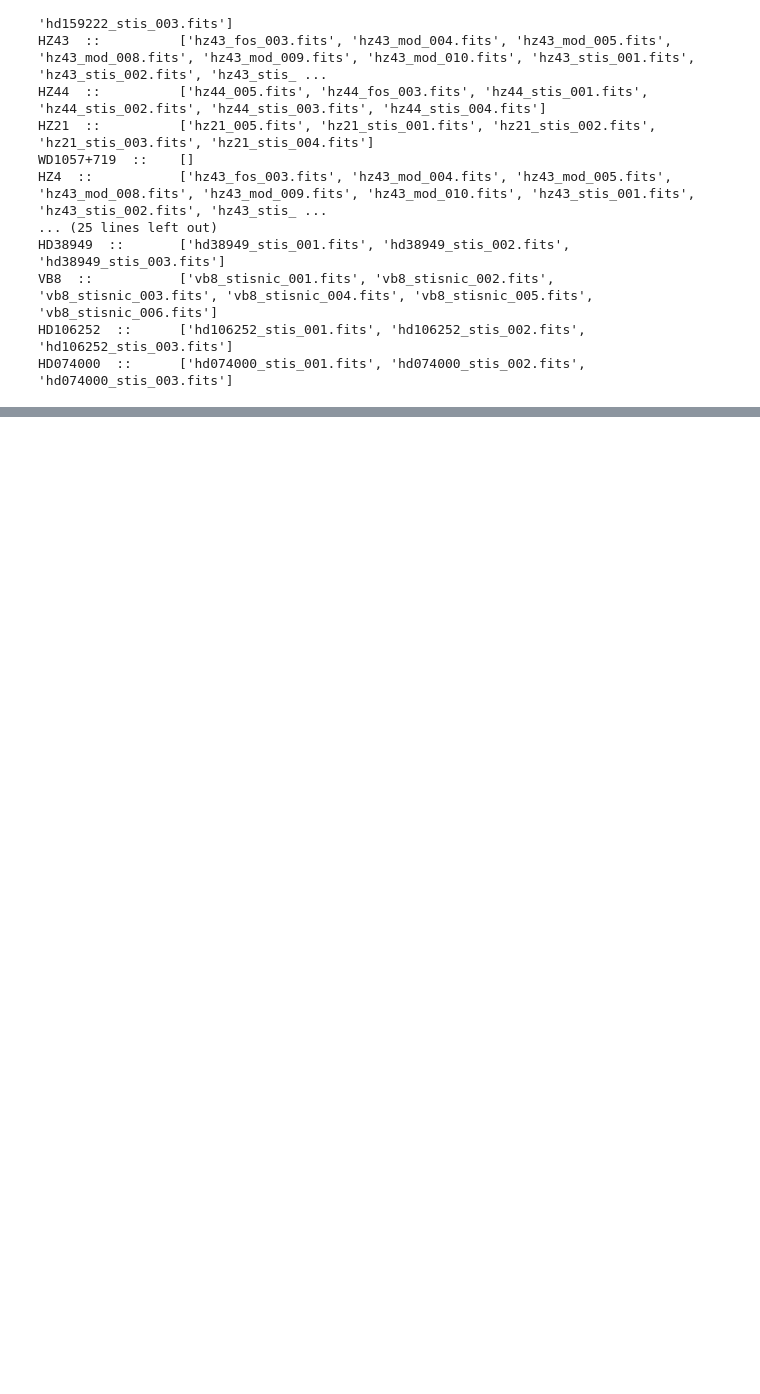
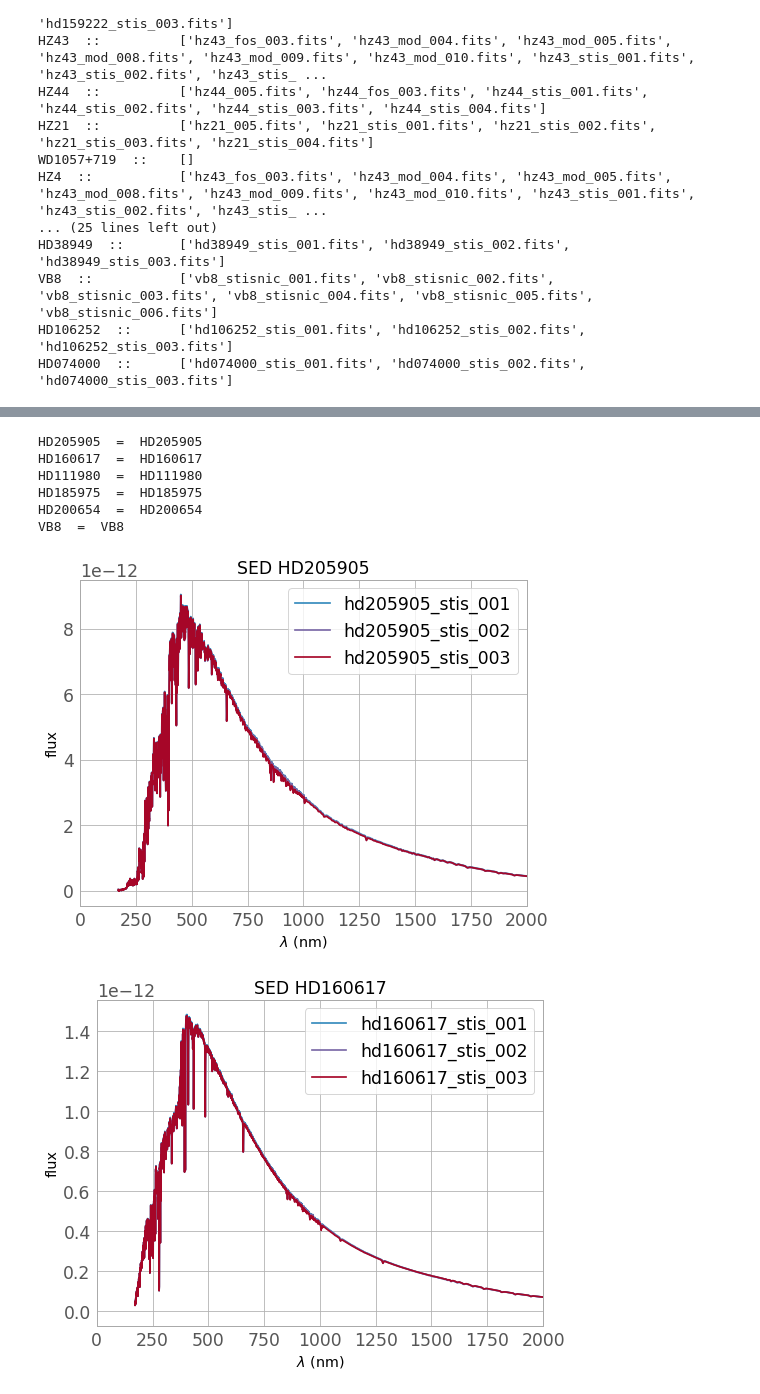
Before and after one commit to sylvielsstfr/AtmCalibAna, a Jupyter notebook: tools/pysynphot_tools/CALSPEC_sed/CalSpecSED.ipynb, the cells around one changed output, grey strips where cells are left out. Saved outputs shown, nothing was run; the diff lists cells and outputs as text; code cells hidden in the pictures; blank space fills up the shorter version.

```diff
--- a/tools/pysynphot_tools/CALSPEC_sed/CalSpecSED.ipynb
+++ b/tools/pysynphot_tools/CALSPEC_sed/CalSpecSED.ipynb
@@ -64,3 +70,5 @@ from astropy.coordinates import get_sun,get_moon
+# %%
+MyListOfSelectedCalspecStars=['HD111980','HD160617','HD185975','HD200654','HD205905','VB8']
 # %% [markdown]
 # Initialisation
 # %% [markdown]
@@ -627,0 +614,17 @@ IndexError: string index out of range
+# %%
+# Loop on all CALSPEC star found in Simbad
+for Starnam in All_CALSPEC_Stars_InSimbad.keys():
+    # Loop on Selected CALSPEC stars
+    for starselec in MyListOfSelectedCalspecStars:
+        if re.search(starselec,Starnam):
+            print starselec, ' = ',Starnam
+            PlotSED(Starnam,All_CALSPEC_Stars_InSimbad[Starnam].getFilelist())
+# %% [output]
+HD205905  =  HD205905
+HD160617  =  HD160617
+HD111980  =  HD111980
+HD185975  =  HD185975
+HD200654  =  HD200654
+VB8  =  VB8
+[figure, added]
+[figure, added]
```
Also changed, not shown: parts of 14 cells of this notebook.
